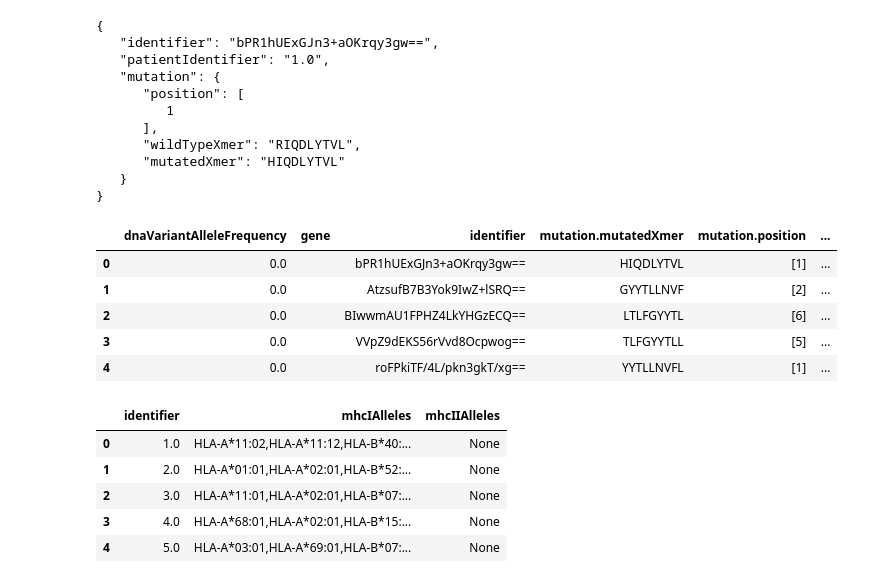
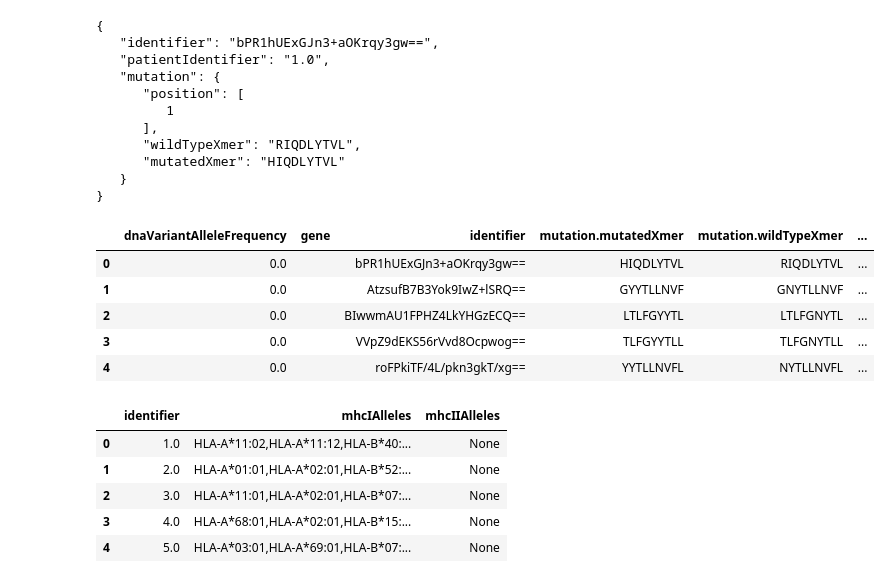
Before and after one commit to TRON-Bioinformatics/neofox, a Jupyter notebook: docs/source/notebooks/reproducibility_balachandran.ipynb, the cells around one changed output. Saved outputs shown, nothing was run; the diff lists cells and outputs as text; code cells hidden in the pictures.

Commit message:
fixes types for columns in input tables

```diff
--- a/docs/source/notebooks/reproducibility_balachandran.ipynb
+++ b/docs/source/notebooks/reproducibility_balachandran.ipynb
@@ -223,15 +223,16 @@ json.dump(json.dumps([n.to_dict() for n in neoantigens_neofox]), open("balachand
 json.dump(json.dumps([p.to_dict() for p in patients_neofox]), open("balachandran/supplementary_table1_patients.json", "w"))
 # %%
 neoantigens_neofox_df = ModelConverter.objects2dataframe(neoantigens_neofox)
+neoantigens_neofox_df.drop(columns=["mutation.position"], inplace=True)
 neoantigens_neofox_df.to_csv("balachandran/supplementary_table1_neoantigens.tsv", sep="\t", index=False)
 neoantigens_neofox_df.head()
 # %% [output]
-|  | dnaVariantAlleleFrequency | gene | identifier | mutation.mutatedXmer | mutation.position | ... |
-| 0 | 0.0 |  | bPR1hUExGJn3+aOKrqy3gw== | HIQDLYTVL | [1] | ... |
-| 1 | 0.0 |  | AtzsufB7B3Yok9IwZ+lSRQ== | GYYTLLNVF | [2] | ... |
-| 2 | 0.0 |  | BIwwmAU1FPHZ4LkYHGzECQ== | LTLFGYYTL | [6] | ... |
-| 3 | 0.0 |  | VVpZ9dEKS56rVvd8Ocpwog== | TLFGYYTLL | [5] | ... |
-| 4 | 0.0 |  | roFPkiTF/4L/pkn3gkT/xg== | YYTLLNVFL | [1] | ... |
+|  | dnaVariantAlleleFrequency | gene | identifier | mutation.mutatedXmer | mutation.wildTypeXmer | ... |
+| 0 | 0.0 |  | bPR1hUExGJn3+aOKrqy3gw== | HIQDLYTVL | RIQDLYTVL | ... |
+| 1 | 0.0 |  | AtzsufB7B3Yok9IwZ+lSRQ== | GYYTLLNVF | GNYTLLNVF | ... |
+| 2 | 0.0 |  | BIwwmAU1FPHZ4LkYHGzECQ== | LTLFGYYTL | LTLFGNYTL | ... |
+| 3 | 0.0 |  | VVpZ9dEKS56rVvd8Ocpwog== | TLFGYYTLL | TLFGNYTLL | ... |
+| 4 | 0.0 |  | roFPkiTF/4L/pkn3gkT/xg== | YYTLLNVFL | NYTLLNVFL | ... |
 # %%
 patients_neofox_df = pd.DataFrame(data={'identifier': [p.identifier for p in patients_neofox],
                                         'mhcIAlleles': [",".join([a.name for m in p.mhc1 for a in m.alleles]) for p in patients_neofox],
```
Also changed, not shown: 5 other files.
